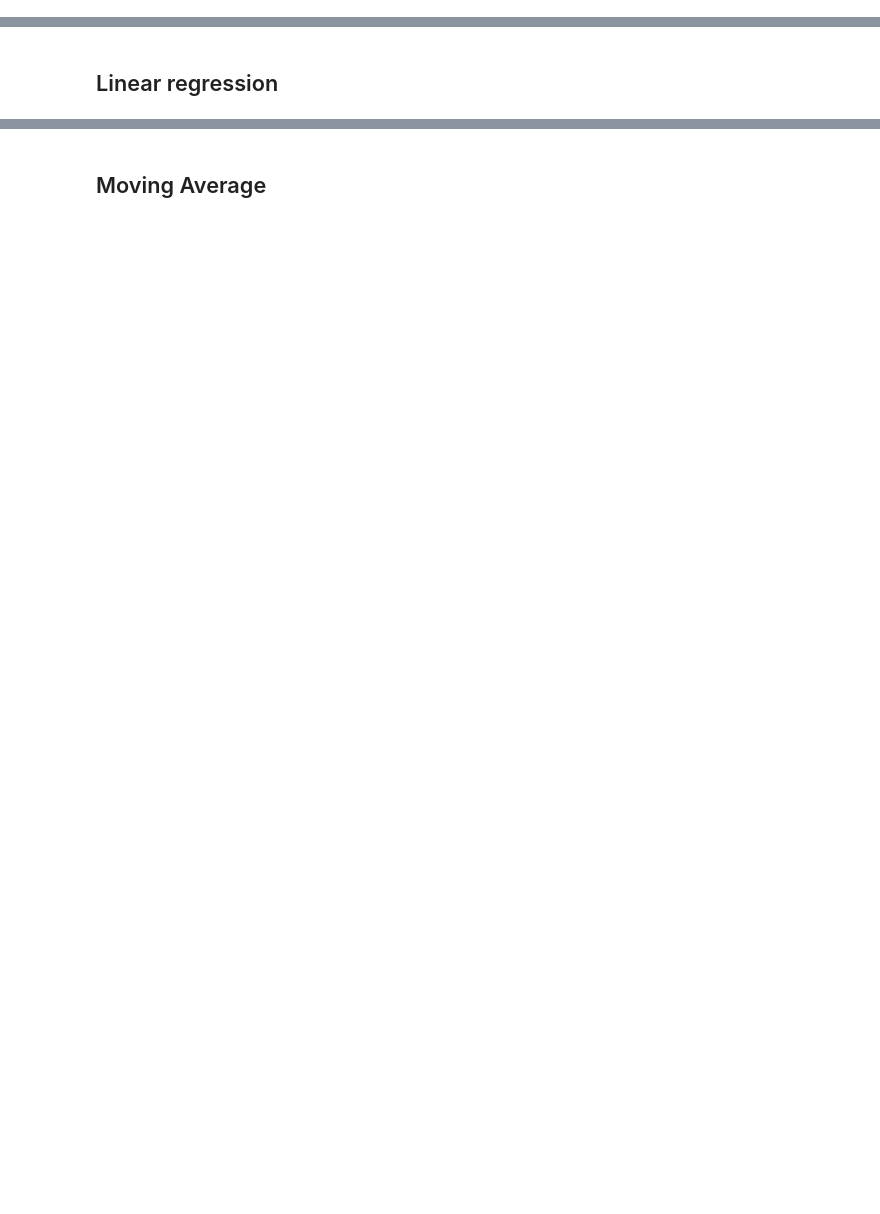
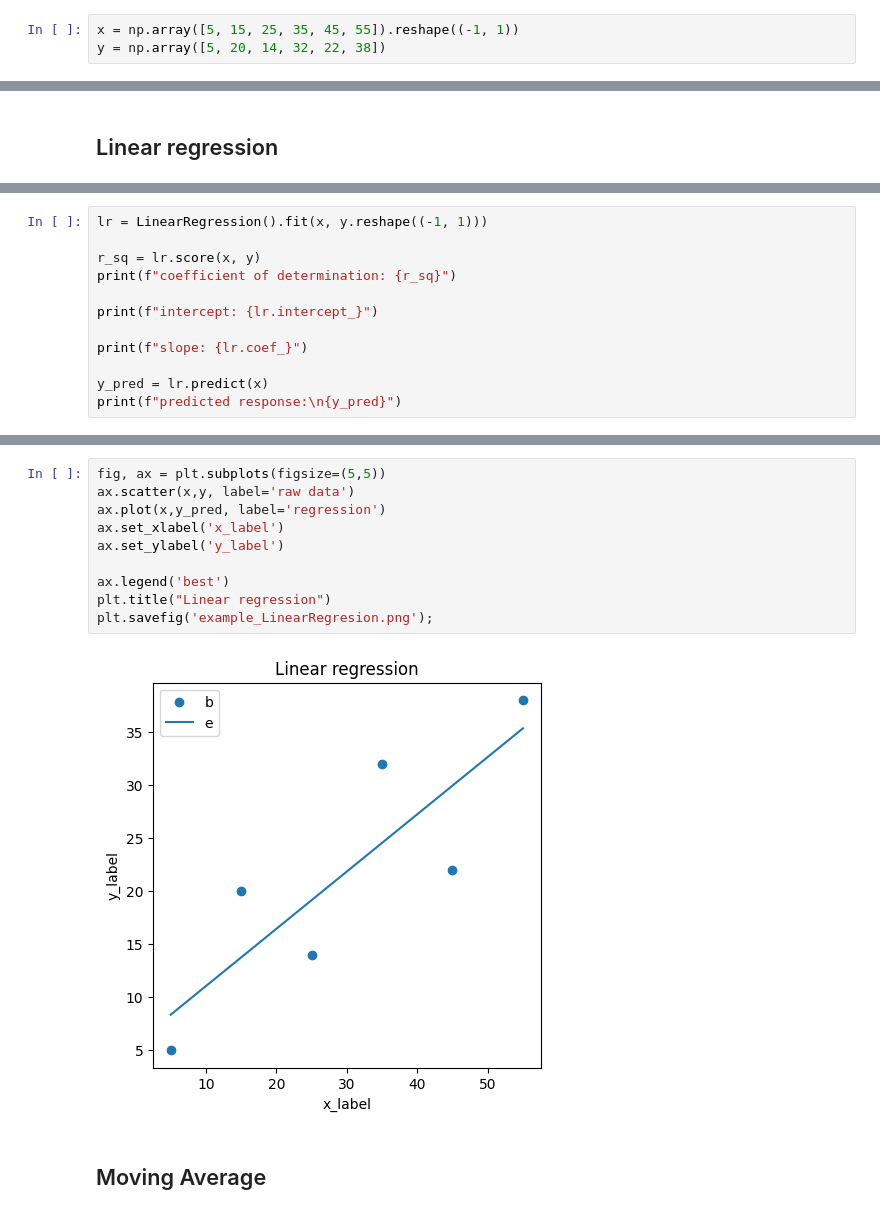
Before and after one commit to CedricCouche/SupplyTools, a Jupyter notebook: Forecasting.ipynb, the cells around one changed output, grey strips where cells are left out. Cells and saved outputs as stored; diff of their text form; blank space fills up the shorter version.

```diff
--- a/Forecasting.ipynb
+++ b/Forecasting.ipynb
@@ -5,2 +9,5 @@
 # %% [markdown]
 ## Variables
+# %%
+x = np.array([5, 15, 25, 35, 45, 55]).reshape((-1, 1))
+y = np.array([5, 20, 14, 32, 22, 38])
@@ -8,0 +20,12 @@
+# %%
+lr = LinearRegression().fit(x, y.reshape((-1, 1)))
+
+r_sq = lr.score(x, y)
+print(f"coefficient of determination: {r_sq}")
+
+print(f"intercept: {lr.intercept_}")
+
+print(f"slope: {lr.coef_}")
+
+y_pred = lr.predict(x)
+print(f"predicted response:\n{y_pred}")
@@ -9,2 +43,14 @@
+# %%
+fig, ax = plt.subplots(figsize=(5,5))
+ax.scatter(x,y, label='raw data')
+ax.plot(x,y_pred, label='regression')
+ax.set_xlabel('x_label')
+ax.set_ylabel('y_label')
+
+ax.legend('best')
+plt.title("Linear regression")
+plt.savefig('example_LinearRegresion.png');
+# %% [output]
+[figure, added]
 # %% [markdown]
 ## Moving Average
```
Also changed, not shown: parts of 8 cells of this notebook, 4 other files.
